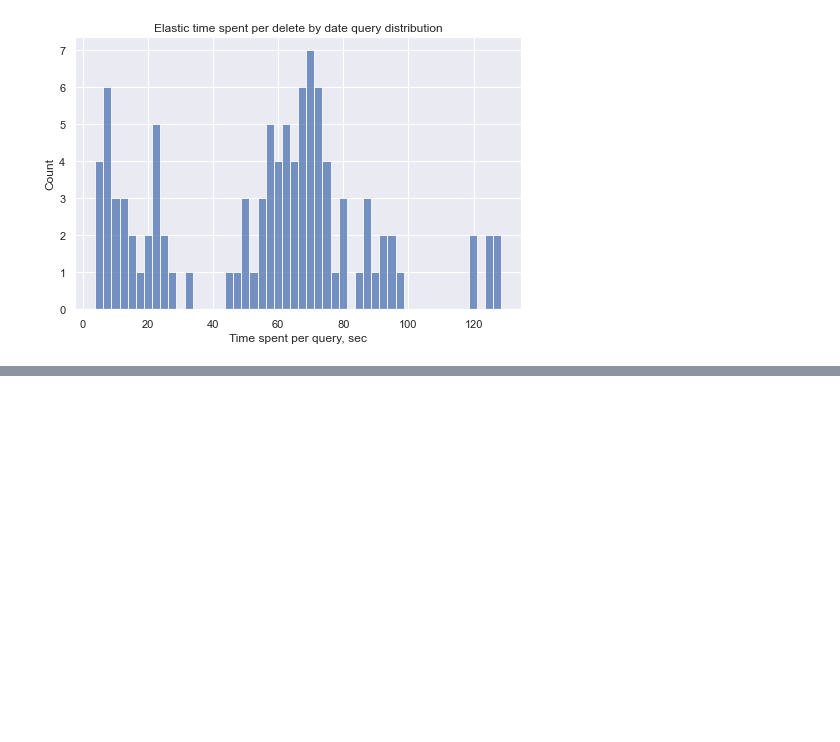
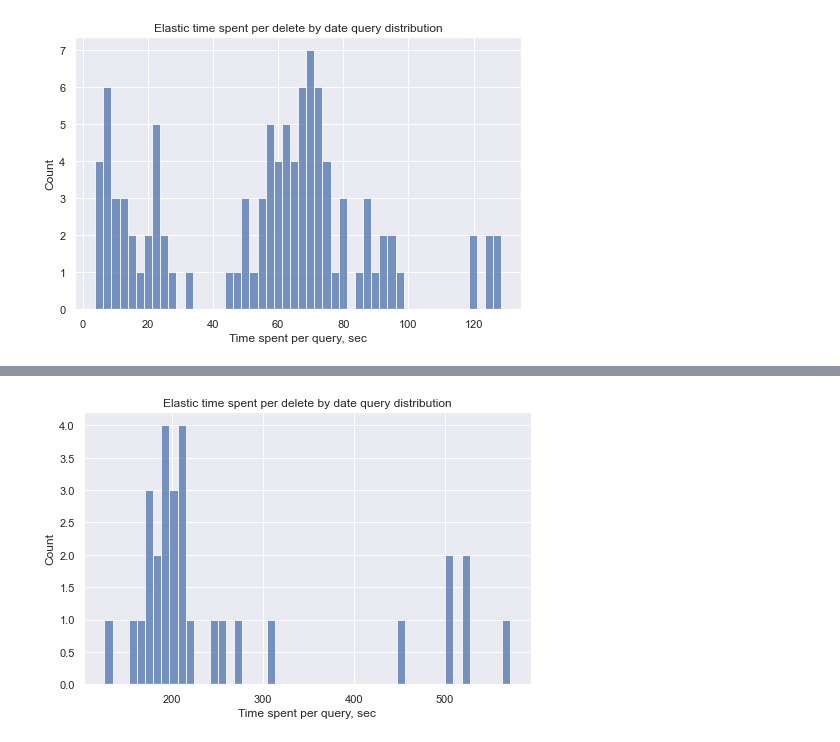
Before and after one commit to reportportal/es-logs-service, a Jupyter notebook: notebooks/performance_visualization.ipynb, the cells around one changed output, grey strips where cells are left out. Cells and saved outputs as stored; diff of their text form; code cells hidden in the pictures; blank space fills up the shorter version.

```diff
--- a/notebooks/performance_visualization.ipynb
+++ b/notebooks/performance_visualization.ipynb
@@ -525,0 +541,12 @@ plt.show()
+# %%
+plt.figure(figsize=(8, 5))
+plt.title("Elastic time spent per delete by date query distribution")
+sns.histplot(
+    x="time_spent",
+    data=delete_logs_by_date_df[delete_logs_by_date_df["database"] == "postgres"],
+    bins=50,
+)
+plt.xlabel("Time spent per query, sec")
+plt.show()
+# %% [output]
+[figure, added]
```
Also changed, not shown: parts of 6 cells of this notebook.
